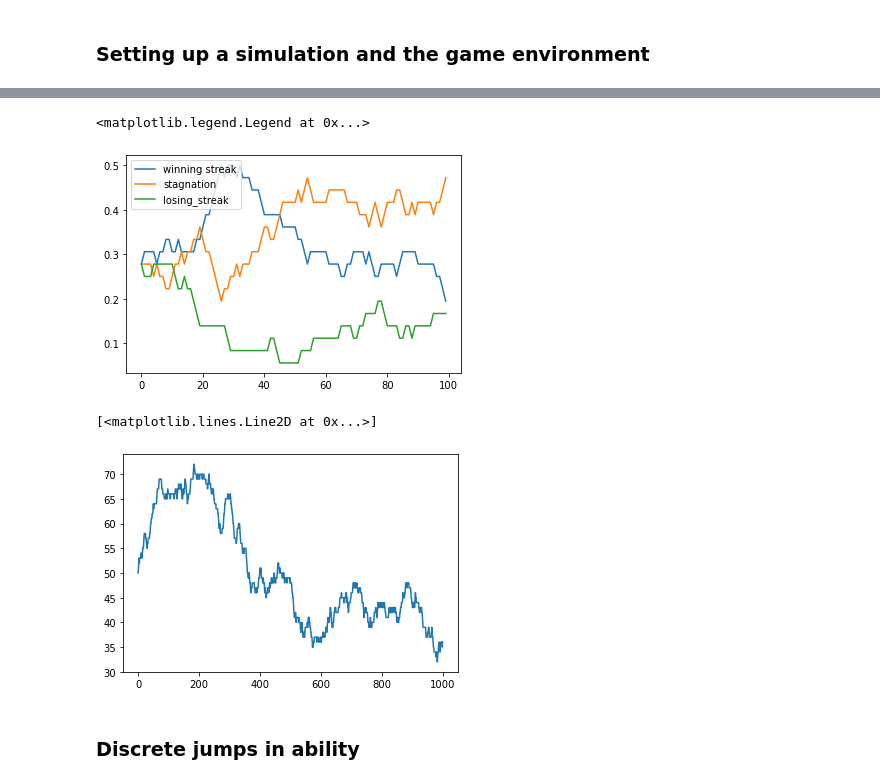
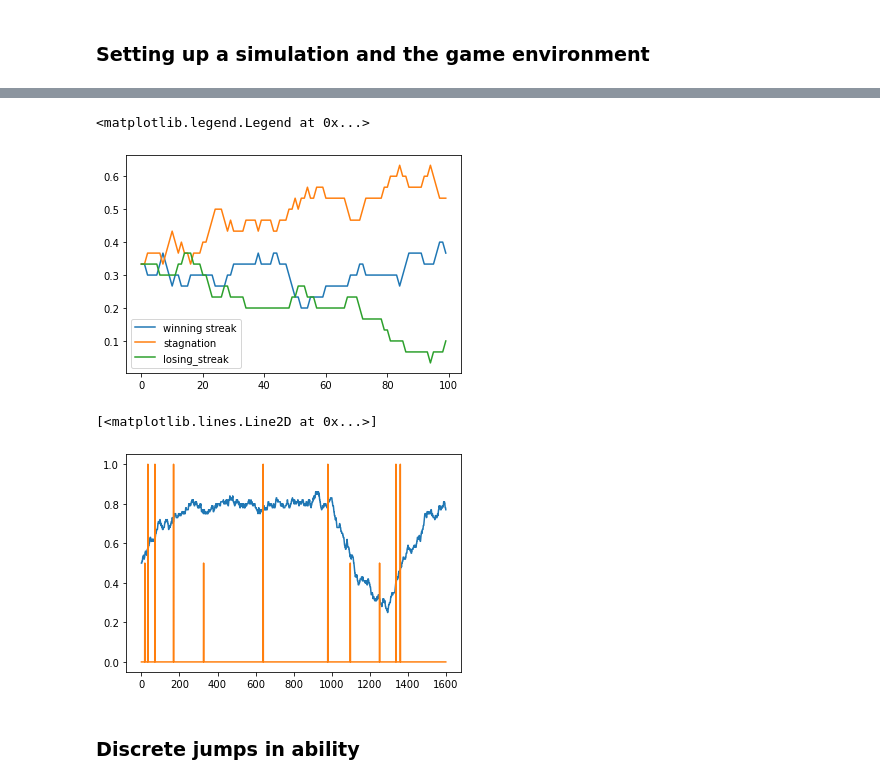
Before and after one commit to mrpogge/Urnings_project, a Jupyter notebook: main/so_urnings.ipynb, the cells around one changed output, grey strips where cells are left out. Drawn from its saved outputs; the diff is of its cells as text; code cells hidden in the pictures.

Commit message:
trial with signal precision

```diff
--- a/main/so_urnings.ipynb
+++ b/main/so_urnings.ipynb
@@ -42,0 +56,22 @@ adaptive_sim.play(n_games=10000)
+# %%
+diff_vec = []
+window = 10
+
+for i in range(len(player.container)):
+    if i > window:
+        diff_vec.append(player.container[i] - player.container[i - 10])
+
+diff_vec = np.array(diff_vec)
+# %%
+
+signal = []
+confidence = 99.9
+
+for i in range(1,len(diff_vec) - 1):
+    dv_window = diff_vec[:i]
+    dv_conf = np.percentile(dv_window,[100 - confidence,confidence])
+
+    if diff_vec[i+1] > dv_conf[1] or diff_vec[i+1] < dv_conf[0]:
+        signal.append(1)
+    else:
+        signal.append(0)
@@ -43,5 +84,5 @@ adaptive_sim.play(n_games=10000)
 # %%
-so_results = np.reshape(player.so_container, (int(len(player.so_container)/3), 3)) / 36
+so_results = np.reshape(player.so_container, (int(len(player.so_container)/3), 3)) / player.so_urn_size
 
 plt.plot(so_results[:100,0], label = "winning streak")
 plt.plot(so_results[:100,1], label = "stagnation")
@@ -49,11 +90,27 @@ plt.plot(so_results[:100,2], label = "losing_streak")
 plt.legend()
 # %% [output]
 <matplotlib.legend.Legend at 0x...>
-[figure, old version]
+[figure, new version]
+# %%
+prec = 4
+signal2 = []
+for i in range(len(so_results[:,0])):
+    a = np.random.multinomial(prec, so_results[i,:])
+
+    if a[0] == prec:
+        signal2.append(1)
+    elif a[1] == prec:
+        signal2.append(0)
+    elif a[2] == prec:
+        signal2.append(0.5)
+    else:
+        signal2.append(0)
 # %%
-plt.plot(player.container)
+plt.plot(player.container/ 100)
+#plt.plot(signal)
+plt.plot(signal2)
 # %% [output]
 [<matplotlib.lines.Line2D at 0x...>]
-[figure, old version]
+[figure, new version]
 # %% [markdown]
 ### Discrete jumps in ability
```
Also changed, not shown: parts of 6 cells of this notebook.
